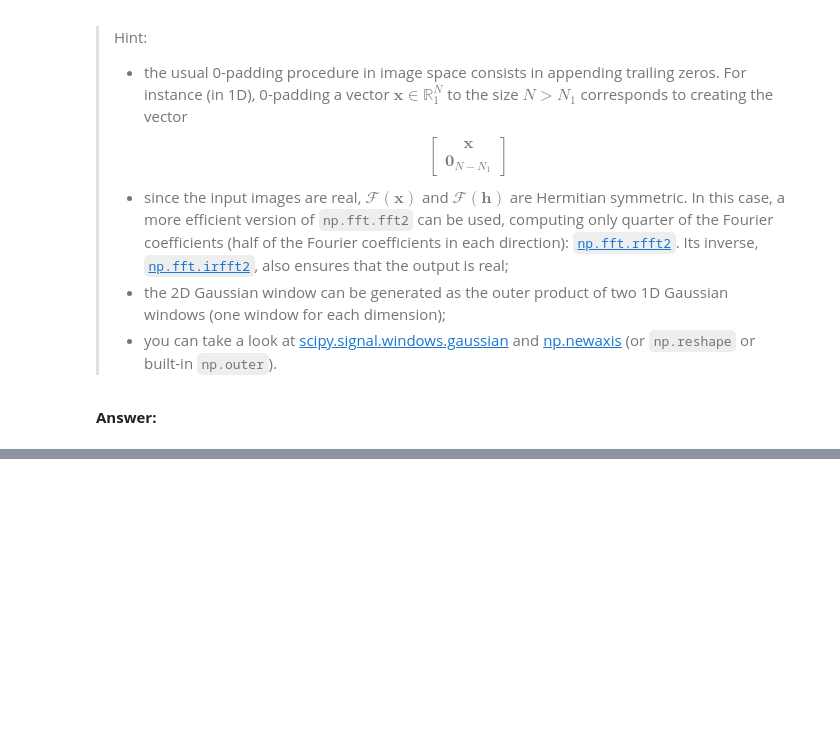
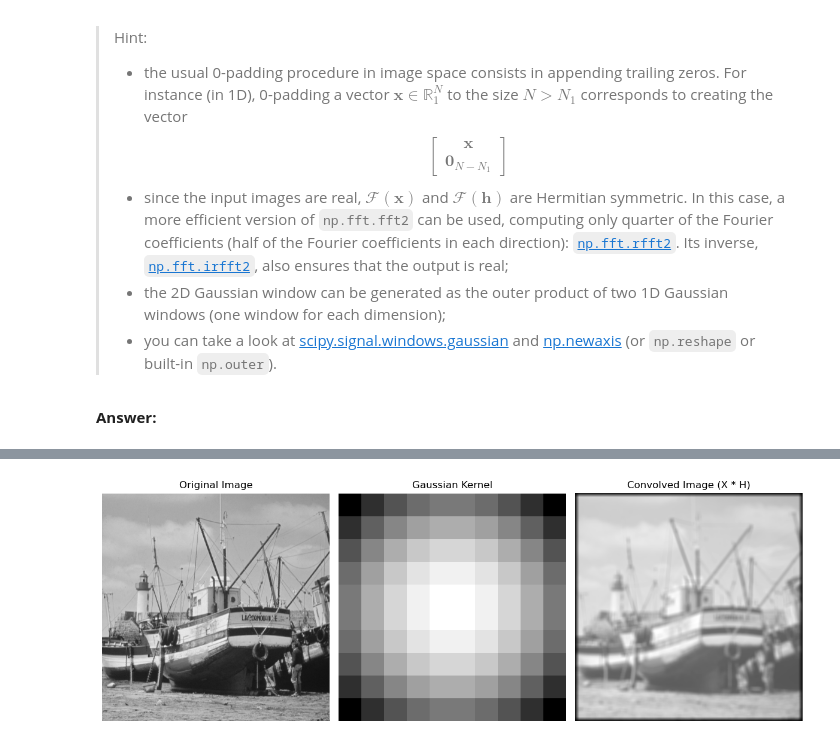
Before and after one commit to antoineamiel/python_sdia, a Jupyter notebook: Labs/Lab3/lab3.ipynb, the cells around one changed output, grey strips where cells are left out. Drawn from its saved outputs; the diff is of its cells as text; code cells hidden in the pictures; blank space fills up the shorter version.

```diff
--- a/Labs/Lab3/lab3.ipynb
+++ b/Labs/Lab3/lab3.ipynb
@@ -470,0 +406,53 @@ plt.show()
+# %%
+from scipy.signal.windows import gaussian
+
+# Create 2D Gaussian kernel with given std and size
+M2 = N2 = 10
+sigma_y = sigma_x = 10
+
+# Generate 1D Gaussian windows
+wy = gaussian(M2, std=sigma_y)
+wx = gaussian(N2, std=sigma_x)
+
+# Create 2D Gaussian kernel as outer product and normalize
+H = np.outer(wy, wx)
+H = H / np.sum(H)
+
+# Compute linear convolution using FFT
+M = img.shape[0] + M2 - 1
+N = img.shape[1] + N2 - 1
+
+# Zero-pad both images to size (M, N)
+img_padded = np.zeros((M, N))
+img_padded[:img.shape[0], :img.shape[1]] = img
+
+H_padded = np.zeros((M, N))
+H_padded[:H.shape[0], :H.shape[1]] = H
+
+# Compute convolution via FFT
+fft_img = np.fft.rfft2(img_padded)
+fft_H = np.fft.rfft2(H_padded)
+convolution_result = np.fft.irfft2(fft_img * fft_H)
+
+# Display results
+plt.figure(figsize=(12, 5))
+
+plt.subplot(131)
+plt.imshow(img, cmap='gray')
+plt.title('Original Image')
+plt.axis('off')
+
+plt.subplot(132)
+plt.imshow(H, cmap='gray')
+plt.title('Gaussian Kernel')
+plt.axis('off')
+
+plt.subplot(133)
+plt.imshow(convolution_result, cmap='gray')
+plt.title('Convolved Image (X * H)')
+plt.axis('off')
+
+plt.tight_layout()
+plt.show()
+# %% [output]
+[figure, added]
```
Also changed, not shown: parts of 3 cells of this notebook.
